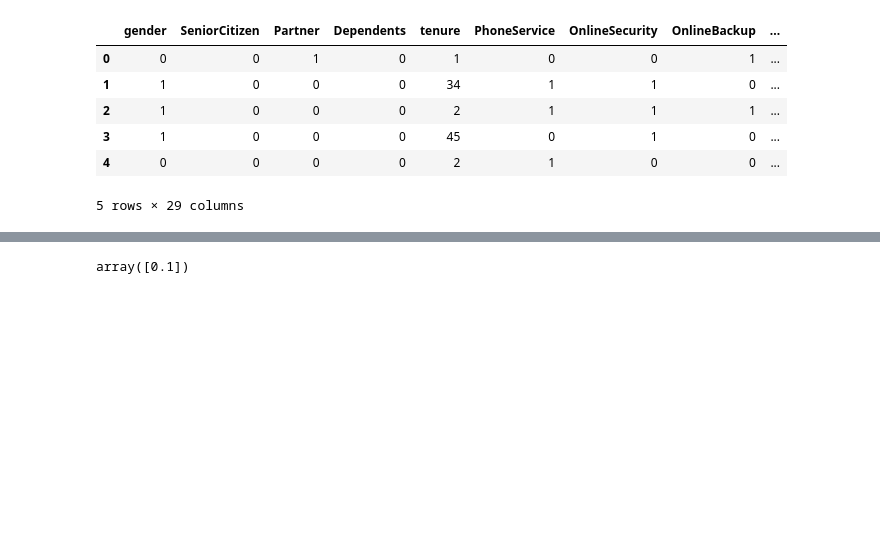
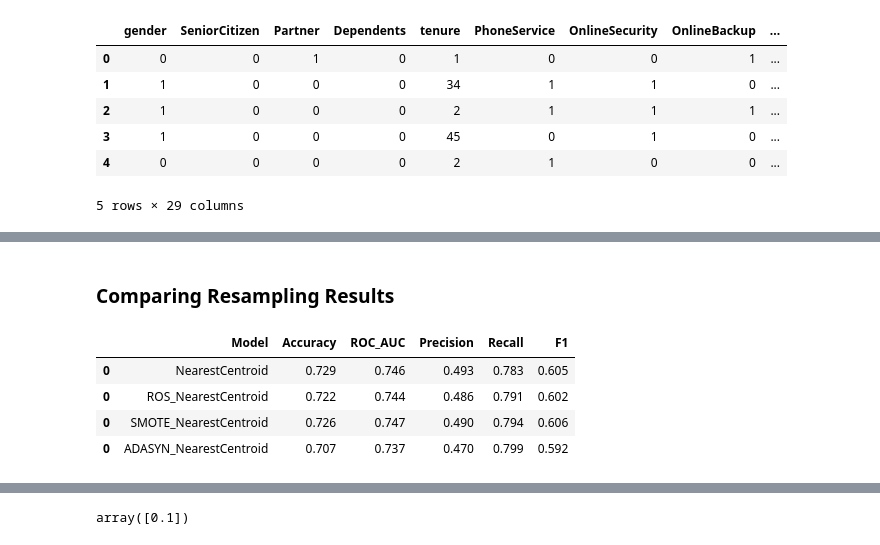
Before and after one commit to Joshuayeo95/Telco-Churn, a Jupyter notebook: modelling.ipynb, the cells around one changed output, grey strips where cells are left out. Saved outputs shown, nothing was run; the diff lists cells and outputs as text; code cells hidden in the pictures; blank space fills up the shorter version.

```diff
--- a/modelling.ipynb
+++ b/modelling.ipynb
@@ -260,0 +316,9 @@ weighted avg       0.79      0.73      0.74      1407
+# %%
+smote_ncc_pipe = Pipeline(steps=[
+    ('SMOTE', smote),
+    ('Standardise', StandardScaler()),
+    ('NearestCentroid', NearestCentroid())
+])
+
+smote_ncc_model = model_results_summary(smote_ncc_pipe, X_train, y_train, X_test, y_test, cv_kwargs,
+                                        model_name='SMOTE Nearest Centroid')
@@ -260,0 +344,3 @@ weighted avg       0.79      0.73      0.74      1407
+# %%
+# Saving results to dataframe
+ncc_smote = model_report(smote_ncc_model, X_train , y_train, X_test, y_test, 'SMOTE_NearestCentroid')
@@ -260,0 +349,9 @@ weighted avg       0.79      0.73      0.74      1407
+# %%
+adasyn_ncc_pipe = Pipeline(steps=[
+    ('ADASYN', adasyn),
+    ('Standardise', StandardScaler()),
+    ('NearestCentroid', NearestCentroid())
+])
+
+adasyn_ncc_model = model_results_summary(adasyn_ncc_pipe, X_train, y_train, X_test, y_test, cv_kwargs,
+                                         model_name='ADASYN Nearest Centroid')
@@ -260,0 +377,13 @@ weighted avg       0.79      0.73      0.74      1407
+# %%
+ncc_adasyn = model_report(adasyn_ncc_model, X_train , y_train, X_test, y_test, 'ADASYN_NearestCentroid')
+# %% [markdown]
+### Comparing Resampling Results
+# %%
+ncc_performance = pd.concat([ncc_base, ncc_ros, ncc_smote, ncc_adasyn], axis=0)
+ncc_performance
+# %% [output]
+|  | Model | Accuracy | ROC_AUC | Precision | Recall | F1 |
+| 0 | NearestCentroid | 0.729 | 0.746 | 0.493 | 0.783 | 0.605 |
+| 0 | ROS_NearestCentroid | 0.722 | 0.744 | 0.486 | 0.791 | 0.602 |
+| 0 | SMOTE_NearestCentroid | 0.726 | 0.747 | 0.490 | 0.794 | 0.606 |
+| 0 | ADASYN_NearestCentroid | 0.707 | 0.737 | 0.470 | 0.799 | 0.592 |
```
Also changed, not shown: parts of 31 cells of this notebook.
